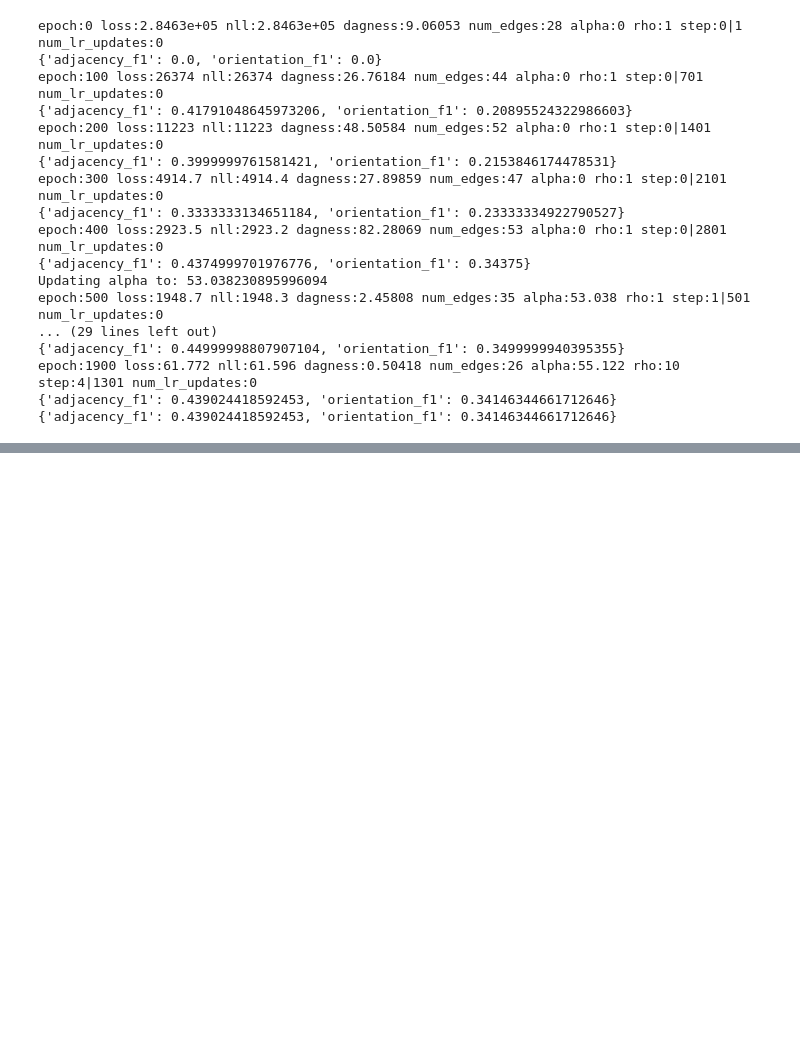
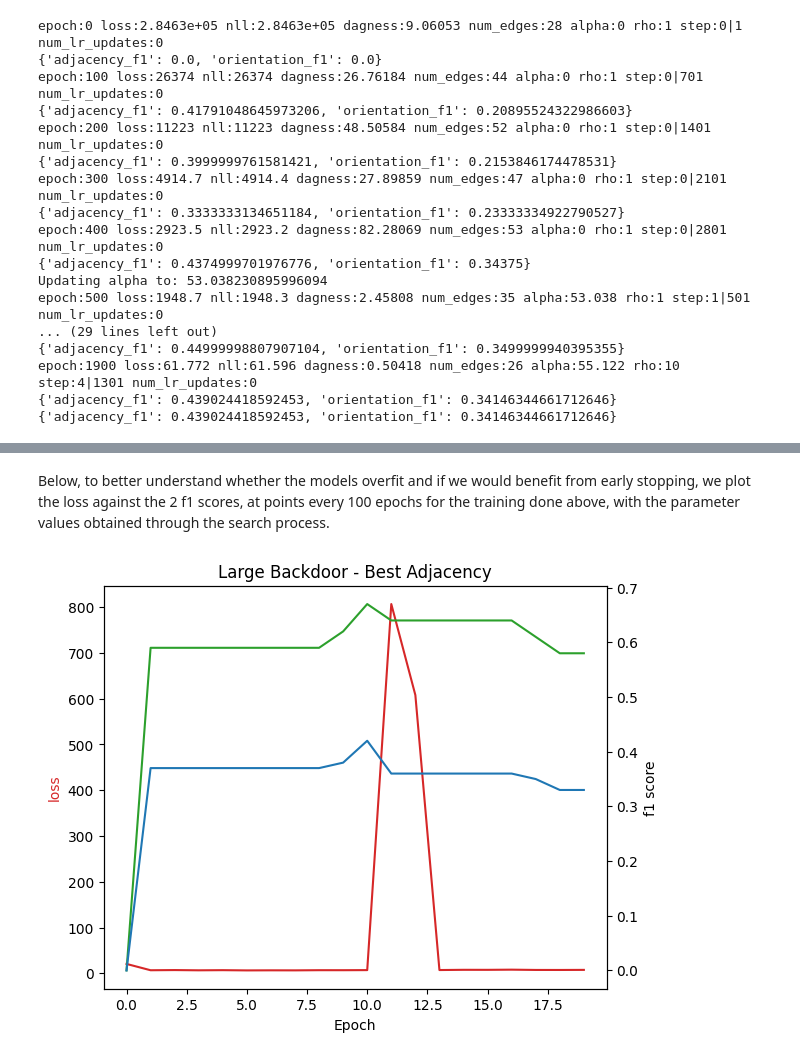
Before and after one commit to diaconuccalin/AI_in_Industry_Project, a Jupyter notebook: models/deci/deci_notebook.ipynb, the cells around one changed output, grey strips where cells are left out. Saved outputs shown, nothing was run; the diff lists cells and outputs as text; code cells hidden in the pictures; blank space fills up the shorter version.

```diff
--- a/models/deci/deci_notebook.ipynb
+++ b/models/deci/deci_notebook.ipynb
@@ -606,0 +622,25 @@ As expected, almost overall significantly worse results for the discretized data
+# %% [markdown]
+Below, to better understand whether the models overfit and if we would benefit from early stopping, we plot the loss against the 2 f1 scores, at points every 100 epochs for the training done above, with the parameter values obtained through the search process.
+# %%
+import matplotlib.pyplot as plt
+
+losses = [20.6, 6.8, 7.19, 6.65, 6.97, 6.45, 6.63, 6.54, 6.91, 6.89, 7.09, 806.8, 607.95, 7.24, 7.74, 7.68, 8.07, 7.45, 7.41, 7.59]
+f1_adj = [0, 0.59, 0.59, 0.59, 0.59, 0.59, 0.59, 0.59, 0.59, 0.62, 0.67, 0.64, 0.64, 0.64, 0.64, 0.64, 0.64, 0.61, 0.58, 0.58]
+f1_orientation = [0, 0.37, 0.37, 0.37, 0.37, 0.37, 0.37, 0.37, 0.37, 0.38, 0.42, 0.36, 0.36, 0.36, 0.36, 0.36, 0.36, 0.35, 0.33, 0.33]
+
+fig, ax1 = plt.subplots()
+
+ax1.plot(np.arange(len(losses)), losses, color="tab:red")
+ax1.set_xlabel("Epoch")
+ax1.set_ylabel('loss', color="tab:red")
+ax2 = ax1.twinx()
+ax2.plot(np.arange(len(losses)), f1_adj, color="tab:green")
+ax2.plot(np.arange(len(losses)), f1_orientation, color="tab:blue")
+ax2.set_ylabel('f1 score')
+
+fig.tight_layout()
+
+plt.title("Large Backdoor - Best Adjacency")
+plt.show()
+# %% [output]
+[figure, added]
```
Also changed, not shown: parts of 7 cells of this notebook, 1 other file.
